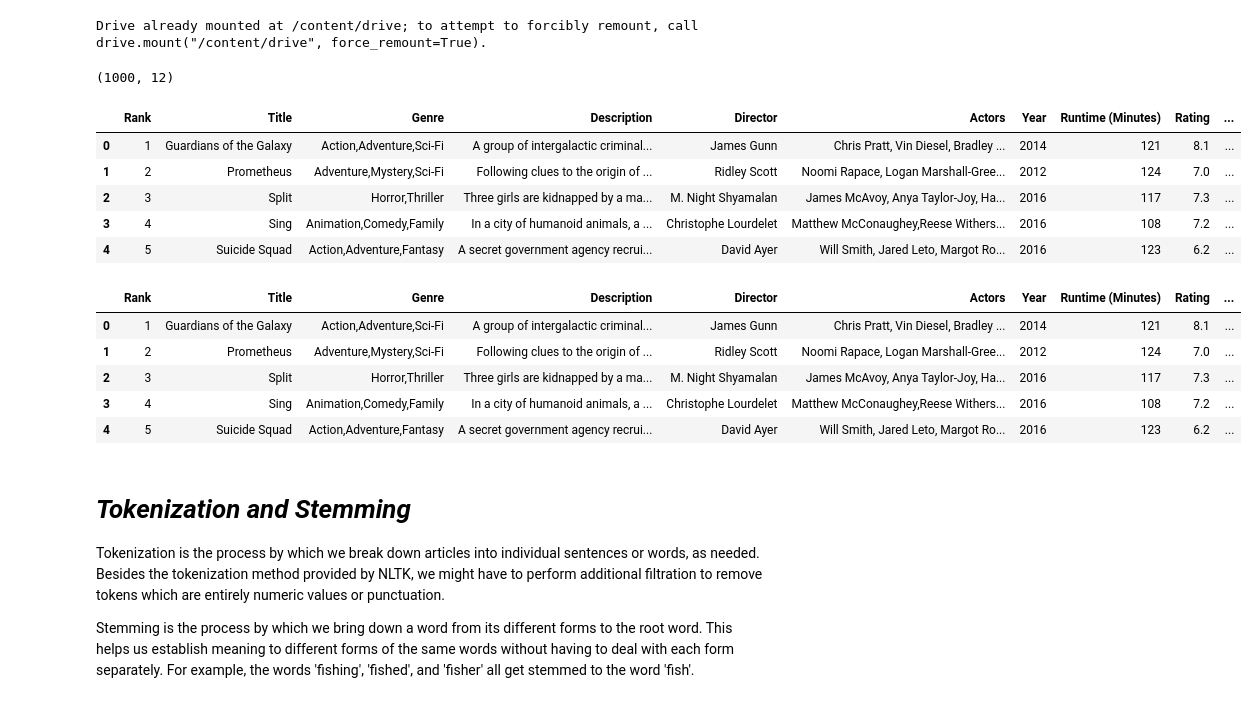
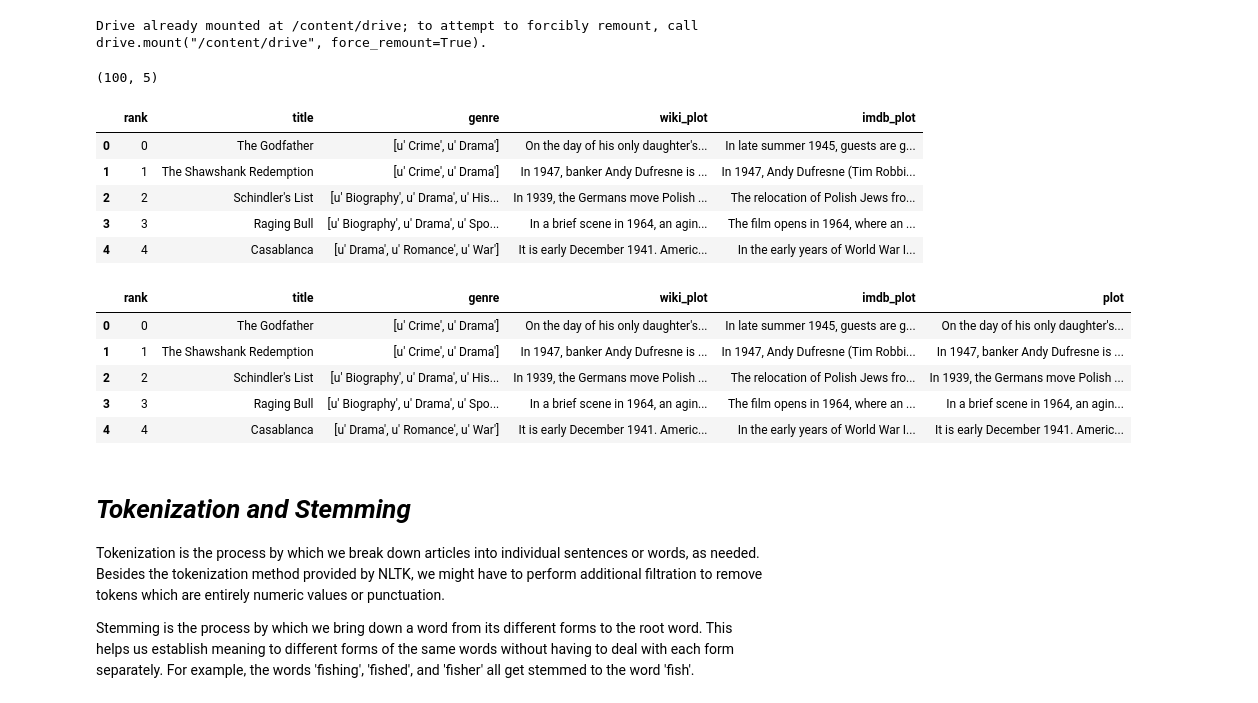
Before and after one commit to Tdhairya2325/Movie_Recommendation-, a Jupyter notebook: Movie_Recommendation.ipynb, the cells around one changed output. Cells and saved outputs as stored; diff of their text form; code cells hidden in the pictures.

```diff
--- a/Movie_Recommendation.ipynb
+++ b/Movie_Recommendation.ipynb
@@ -21,33 +21,32 @@ import nltk
 
 np.random.seed(5)
 
-movies_df = pd.read_csv('/content/drive/MyDrive/Movie_Recommendation /IMDB-Movie-Data.csv')
+movies_df = pd.read_csv('/content/drive/MyDrive/Movie_Recommendation /movies.csv')
 print(movies_df.shape)
 # %% [output]
-(1000, 12)
+(100, 5)
 # %%
 movies_df.head()
 # %% [output]
-|  | Rank | Title | Genre | Description | Director | Actors | Year | Runtime (Minutes) | Rating | ... |
-| 0 | 1 | Guardians of the Galaxy | Action,Adventure,Sci-Fi | A group of intergalactic criminal... | James Gunn | Chris Pratt, Vin Diesel, Bradley ... | 2014 | 121 | 8.1 | ... |
-| 1 | 2 | Prometheus | Adventure,Mystery,Sci-Fi | Following clues to the origin of ... | Ridley Scott | Noomi Rapace, Logan Marshall-Gree... | 2012 | 124 | 7.0 | ... |
-| 2 | 3 | Split | Horror,Thriller | Three girls are kidnapped by a ma... | M. Night Shyamalan | James McAvoy, Anya Taylor-Joy, Ha... | 2016 | 117 | 7.3 | ... |
-| 3 | 4 | Sing | Animation,Comedy,Family | In a city of humanoid animals, a ... | Christophe Lourdelet | Matthew McConaughey,Reese Withers... | 2016 | 108 | 7.2 | ... |
-| 4 | 5 | Suicide Squad | Action,Adventure,Fantasy | A secret government agency recrui... | David Ayer | Will Smith, Jared Leto, Margot Ro... | 2016 | 123 | 6.2 | ... |
+|  | rank | title | genre | wiki_plot | imdb_plot |
+| 0 | 0 | The Godfather | [u' Crime', u' Drama'] | On the day of his only daughter's... | In late summer 1945, guests are g... |
+| 1 | 1 | The Shawshank Redemption | [u' Crime', u' Drama'] | In 1947, banker Andy Dufresne is ... | In 1947, Andy Dufresne (Tim Robbi... |
+| 2 | 2 | Schindler's List | [u' Biography', u' Drama', u' His... | In 1939, the Germans move Polish ... | The relocation of Polish Jews fro... |
+| 3 | 3 | Raging Bull | [u' Biography', u' Drama', u' Spo... | In a brief scene in 1964, an agin... | The film opens in 1964, where an ... |
+| 4 | 4 | Casablanca | [u' Drama', u' Romance', u' War'] | It is early December 1941. Americ... | In the early years of World War I... |
 # %%
 # adding a new column for a combined plot of both wiki and imdb
 
-movies_df['plot'] = movies_df['Description'].astype(str)
-# + '\n' + \
-#                     movies_df['imdb_plot'].astype(str)
+movies_df['plot'] = movies_df['wiki_plot'].astype(str) + '\n' + \
+                    movies_df['imdb_plot'].astype(str)
 movies_df.head()
 # %% [output]
-|  | Rank | Title | Genre | Description | Director | Actors | Year | Runtime (Minutes) | Rating | ... |
-| 0 | 1 | Guardians of the Galaxy | Action,Adventure,Sci-Fi | A group of intergalactic criminal... | James Gunn | Chris Pratt, Vin Diesel, Bradley ... | 2014 | 121 | 8.1 | ... |
-| 1 | 2 | Prometheus | Adventure,Mystery,Sci-Fi | Following clues to the origin of ... | Ridley Scott | Noomi Rapace, Logan Marshall-Gree... | 2012 | 124 | 7.0 | ... |
-| 2 | 3 | Split | Horror,Thriller | Three girls are kidnapped by a ma... | M. Night Shyamalan | James McAvoy, Anya Taylor-Joy, Ha... | 2016 | 117 | 7.3 | ... |
-| 3 | 4 | Sing | Animation,Comedy,Family | In a city of humanoid animals, a ... | Christophe Lourdelet | Matthew McConaughey,Reese Withers... | 2016 | 108 | 7.2 | ... |
-| 4 | 5 | Suicide Squad | Action,Adventure,Fantasy | A secret government agency recrui... | David Ayer | Will Smith, Jared Leto, Margot Ro... | 2016 | 123 | 6.2 | ... |
+|  | rank | title | genre | wiki_plot | imdb_plot | plot |
+| 0 | 0 | The Godfather | [u' Crime', u' Drama'] | On the day of his only daughter's... | In late summer 1945, guests are g... | On the day of his only daughter's... |
+| 1 | 1 | The Shawshank Redemption | [u' Crime', u' Drama'] | In 1947, banker Andy Dufresne is ... | In 1947, Andy Dufresne (Tim Robbi... | In 1947, banker Andy Dufresne is ... |
+| 2 | 2 | Schindler's List | [u' Biography', u' Drama', u' His... | In 1939, the Germans move Polish ... | The relocation of Polish Jews fro... | In 1939, the Germans move Polish ... |
+| 3 | 3 | Raging Bull | [u' Biography', u' Drama', u' Spo... | In a brief scene in 1964, an agin... | The film opens in 1964, where an ... | In a brief scene in 1964, an agin... |
+| 4 | 4 | Casablanca | [u' Drama', u' Romance', u' War'] | It is early December 1941. Americ... | In the early years of World War I... | It is early December 1941. Americ... |
 # %% [markdown]
 # ***Tokenization and Stemming***
 
```
Also changed, not shown: parts of 6 cells of this notebook.
